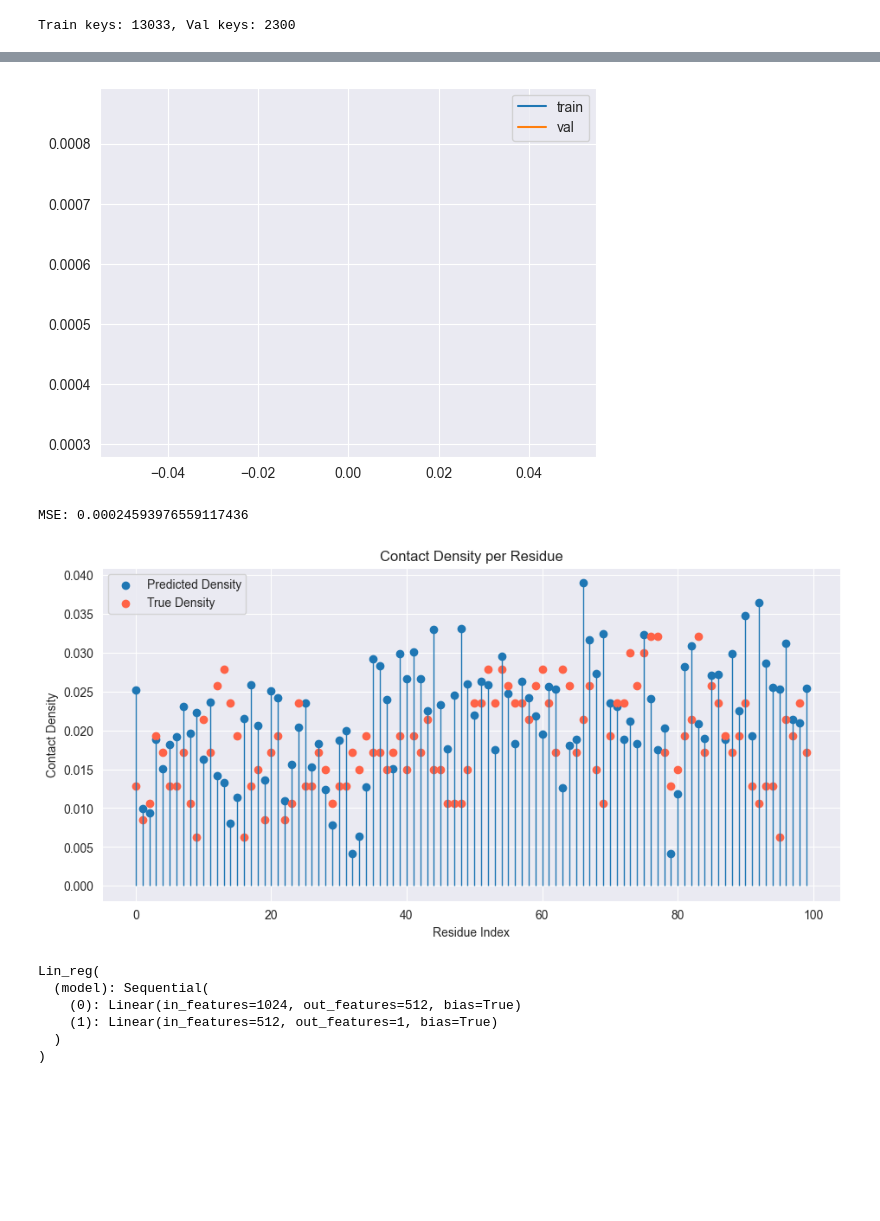
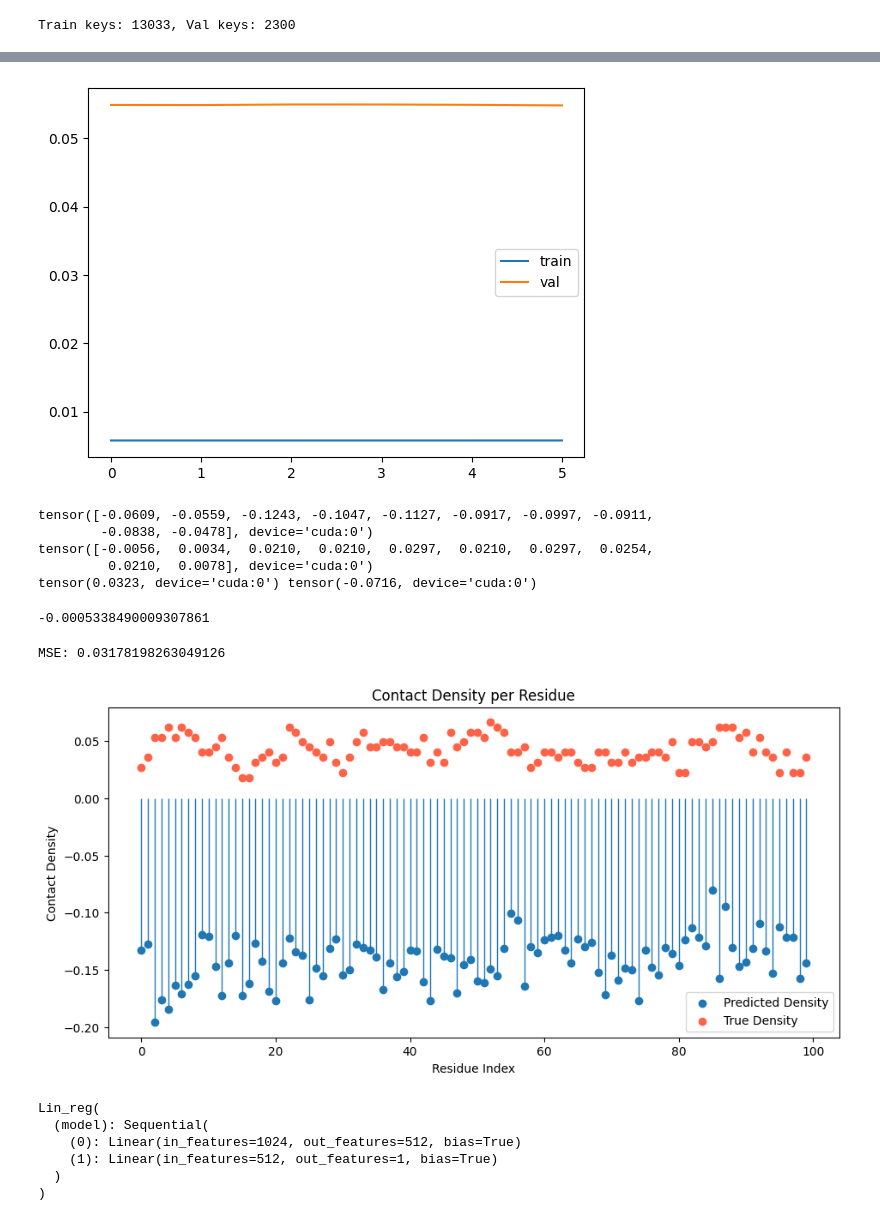
Before and after one commit to Eeeeelias/Protein-Prediction-1, a Jupyter notebook: runner.ipynb, the cells around one changed output, grey strips where cells are left out. Drawn from its saved outputs; the diff is of its cells as text; code cells hidden in the pictures; blank space fills up the shorter version.

```diff
--- a/runner.ipynb
+++ b/runner.ipynb
@@ -79,10 +79,6 @@ targets = targets - target_mean
 
 val_mean = val_targets.mean()
 val_targets = val_targets - val_mean
-
-# apply log(x+1) to targets
-targets = torch.log1p(targets)
-val_targets = torch.log1p(val_targets)
 # %% [output]
 Train keys: 13033, Val keys: 2300
 # %%
@@ -167,8 +163,8 @@ best_val_loss = float('inf')
 losses_train = []
 losses_val = []
 
-train_loader = Dataloader(dataset, train_keys[:len(train_keys) // 4], batch_size=batch_size, shuffle=True)
-val_loader = Dataloader(dataset, val_keys[:len(val_keys) // 4], batch_size=batch_size, shuffle=True)
+train_loader = Dataloader(dataset, train_keys, batch_size=batch_size, shuffle=True)
+val_loader = Dataloader(dataset, val_keys, batch_size=batch_size, shuffle=True)
 
 early_stop = EarlyStopping(patience=h_params['patience'])
 
@@ -182,10 +178,10 @@ for epoch in range(epochs):
         inputs, targets = inputs.to(model.device), targets.to(model.device)
         targets = targets - targets.mean()
         # apply log(x+1) to targets
-        targets = torch.log1p(targets)
         optimizer.zero_grad()
         outputs = model(inputs)
         outputs = outputs.view(-1)
+
         loss = criterion(outputs, targets)
 
         loss.backward()
@@ -198,15 +194,20 @@ for epoch in range(epochs):
 
     model.eval()
     val_loss = 0.0
+    target_mean = None
+    output_mean = None
     with torch.no_grad():
         val_running_loss = 0.0
         for inputs, targets, _ in val_loader:
             inputs, targets = inputs.to(model.device), targets.to(model.device)
-            targets = targets - targets.mean()
-            # apply log(x+1) to targets
-            targets = torch.log1p(targets)
+            target_mean = targets.mean()
+            targets = targets - target_mean
+
             outputs = model(inputs)
             outputs = outputs.view(-1)
+
+            output_mean = outputs.mean()
+
             val_loss += criterion(outputs, targets).item()
 
             val_running_loss += val_loss
@@ -222,7 +223,7 @@ for epoch in range(epochs):
         best_model = model
 
     early_stop(losses_val[-1])
-    if early_stop.should_stop:
+    if early_stop.should_stop():
         print(f"Stopped early at epoch: {epoch+1}")
         break
 
@@ -234,39 +234,73 @@ Best validation loss: 0.00029425673419609667
+# %%
+model.eval()
+target_mean = None
+output_mean = None
+with torch.no_grad():
+    val_running_loss = 0.0
+    for inputs, targets, _ in val_loader:
+        inputs, targets = inputs.to(model.device), targets.to(model.device)
+        target_mean = targets.mean()
+        targets = targets - target_mean
+
+        outputs = model(inputs)
+        outputs = outputs.view(-1)
+
+        output_mean = outputs.mean()
 # %%
 plt.plot(losses_train, label='train')
 plt.plot(losses_val, label='val')
 plt.legend()
 plt.show()
 # %% [output]
-[figure, old version]
+[figure, new version]
+# %%
+# print example outputs and targets
+print(outputs[:10])
+print(targets[:10])
+
+# print means
+print(target_mean, output_mean)
+# %% [output]
+tensor([-0.0609, -0.0559, -0.1243, -0.1047, -0.1127, -0.0917, -0.0997, -0.0911,
+        -0.0838, -0.0478], device='cuda:0')
+tensor([-0.0056,  0.0034,  0.0210,  0.0210,  0.0297,  0.0210,  0.0297,  0.0254,
+         0.0210,  0.0078], device='cuda:0')
+tensor(0.0323, device='cuda:0') tensor(-0.0716, device='cuda:0')
+# %%
+truths = targets.cpu().numpy()
+preds = outputs.detach().cpu().numpy()
+min(truths) + target_mean.item()
+# %% [output]
+-0.0005338490009307861
 # %%
 truths = targets.cpu().numpy()
 preds = outputs.detach().cpu().numpy()
 
 # add mean to both predictions and truths
 truths = truths + target_mean.item()
-preds = preds + target_mean.item()
+preds = preds + output_mean.item()
 # clip predictions to 0
 # preds = np.clip(preds, 0, None)
 
 # calculate MSE between predictions and truths
 mse = np.mean((truths - preds) ** 2)
 print(f"MSE: {mse}")
 
 truths = truths[:100]
 preds = preds[:100]
 plt.figure(figsize=(11, 5))
 plt.scatter(range(len(preds)), preds, label="Predicted Density")
 plt.scatter(range(len(truths)), truths, c="tomato", label="True Density")
 plt.vlines(x=range(len(preds)), linestyle='-', linewidth=1, ymin=0, ymax=preds)
 plt.xlabel("Residue Index")
 plt.ylabel("Contact Density")
 plt.title("Contact Density per Residue")
 plt.legend()
 plt.savefig("neural_net_big.png")
 plt.show()
 # %% [output]
-MSE: 0.00024593976559117436
+MSE: 0.03178198263049126
-[figure, old version]
+[figure, new version]
 # %%
 # save the model checkpoint
 torch.save(best_model.state_dict(), 'models/neural_net.pth')
```
Also changed, not shown: parts of 4 cells of this notebook, 4 other files.
